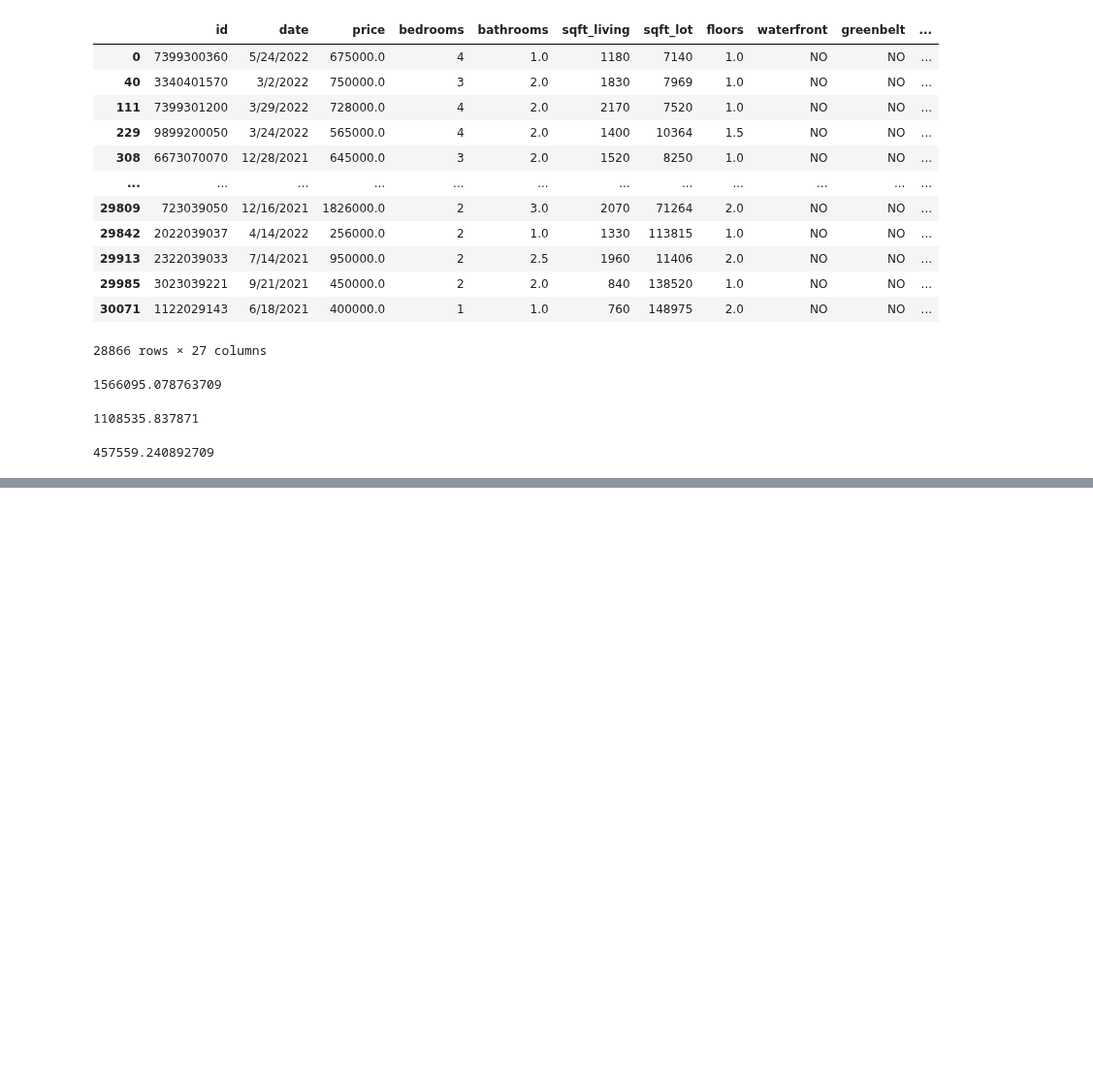
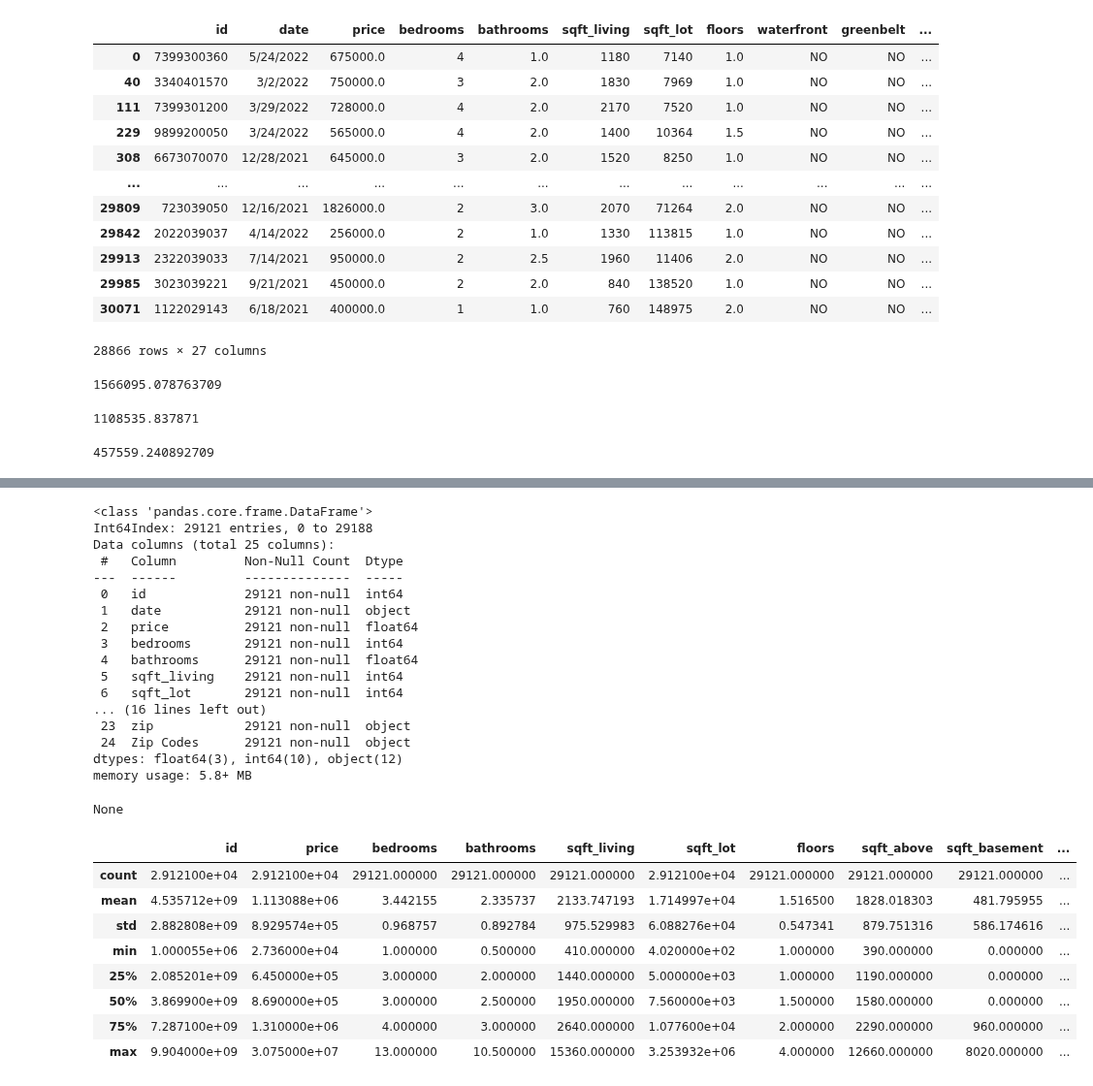
Before and after one commit to ParkedHampster/Modeled_Homes-Phase_2, a Jupyter notebook: individual_notebooks/jd.ipynb, the cells around one changed output, grey strips where cells are left out. Shown at 97% size. Saved outputs shown, nothing was run; the diff lists cells and outputs as text; code cells hidden in the pictures; blank space fills up the shorter version.

```diff
--- a/individual_notebooks/jd.ipynb
+++ b/individual_notebooks/jd.ipynb
@@ -53,0 +75,3 @@ zip_codes = pd.read_csv('data/King')
+# %%
+homes_df = kc_only[(kc_only['sqft_living'] > 400) & (kc_only['bedrooms'] > 0) & (kc_only['bathrooms'] > 0)
+].drop(['lat','long'],axis=1)
@@ -220,0 +287,30 @@ housing_df[housing_df['yr_renovated'] >= 1990]['price'].mean() -housing_df['pric
+# %%
+display(homes_df.info(), homes_df.describe())
+# %% [output]
+<class 'pandas.core.frame.DataFrame'>
+Int64Index: 29121 entries, 0 to 29188
+Data columns (total 25 columns):
+ #   Column         Non-Null Count  Dtype
+---  ------         --------------  -----
+ 0   id             29121 non-null  int64
+ 1   date           29121 non-null  object
+ 2   price          29121 non-null  float64
+ 3   bedrooms       29121 non-null  int64
+ 4   bathrooms      29121 non-null  float64
+ 5   sqft_living    29121 non-null  int64
+ 6   sqft_lot       29121 non-null  int64
+... (16 lines left out)
+ 23  zip            29121 non-null  object
+ 24  Zip Codes      29121 non-null  object
+dtypes: float64(3), int64(10), object(12)
+memory usage: 5.8+ MB
+None
+|  | id | price | bedrooms | bathrooms | sqft_living | sqft_lot | floors | sqft_above | sqft_basement | ... |
+| count | 2.912100e+04 | 2.912100e+04 | 29121.000000 | 29121.000000 | 29121.000000 | 2.912100e+04 | 29121.000000 | 29121.000000 | 29121.000000 | ... |
+| mean | 4.535712e+09 | 1.113088e+06 | 3.442155 | 2.335737 | 2133.747193 | 1.714997e+04 | 1.516500 | 1828.018303 | 481.795955 | ... |
+| std | 2.882808e+09 | 8.929574e+05 | 0.968757 | 0.892784 | 975.529983 | 6.088276e+04 | 0.547341 | 879.751316 | 586.174616 | ... |
+| min | 1.000055e+06 | 2.736000e+04 | 1.000000 | 0.500000 | 410.000000 | 4.020000e+02 | 1.000000 | 390.000000 | 0.000000 | ... |
+| 25% | 2.085201e+09 | 6.450000e+05 | 3.000000 | 2.000000 | 1440.000000 | 5.000000e+03 | 1.000000 | 1190.000000 | 0.000000 | ... |
+| 50% | 3.869900e+09 | 8.690000e+05 | 3.000000 | 2.500000 | 1950.000000 | 7.560000e+03 | 1.500000 | 1580.000000 | 0.000000 | ... |
+| 75% | 7.287100e+09 | 1.310000e+06 | 4.000000 | 3.000000 | 2640.000000 | 1.077600e+04 | 2.000000 | 2290.000000 | 960.000000 | ... |
+| max | 9.904000e+09 | 3.075000e+07 | 13.000000 | 10.500000 | 15360.000000 | 3.253932e+06 | 4.000000 | 12660.000000 | 8020.000000 | ... |
```
Also changed, not shown: parts of 18 cells of this notebook, 3 other files.
